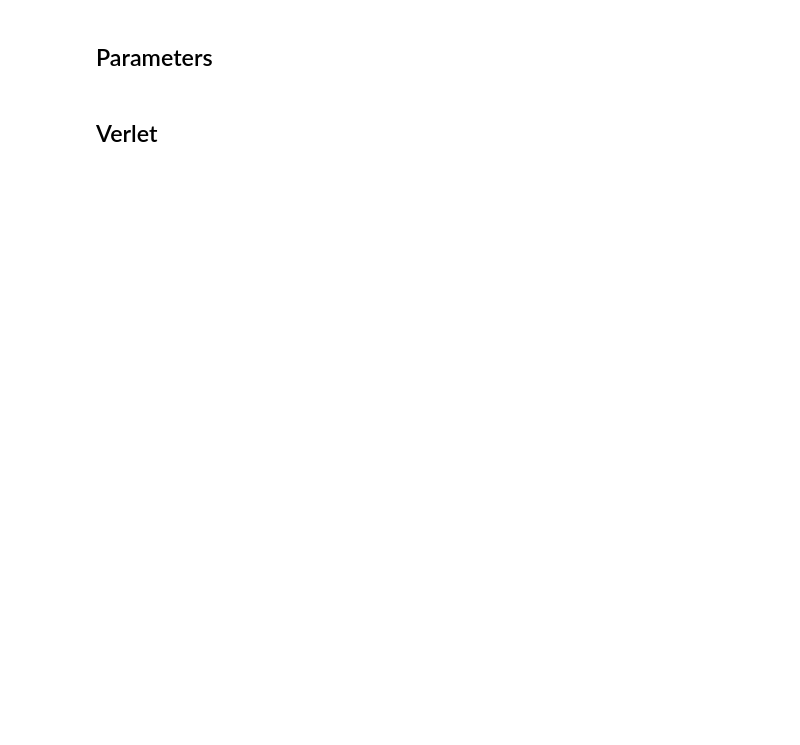
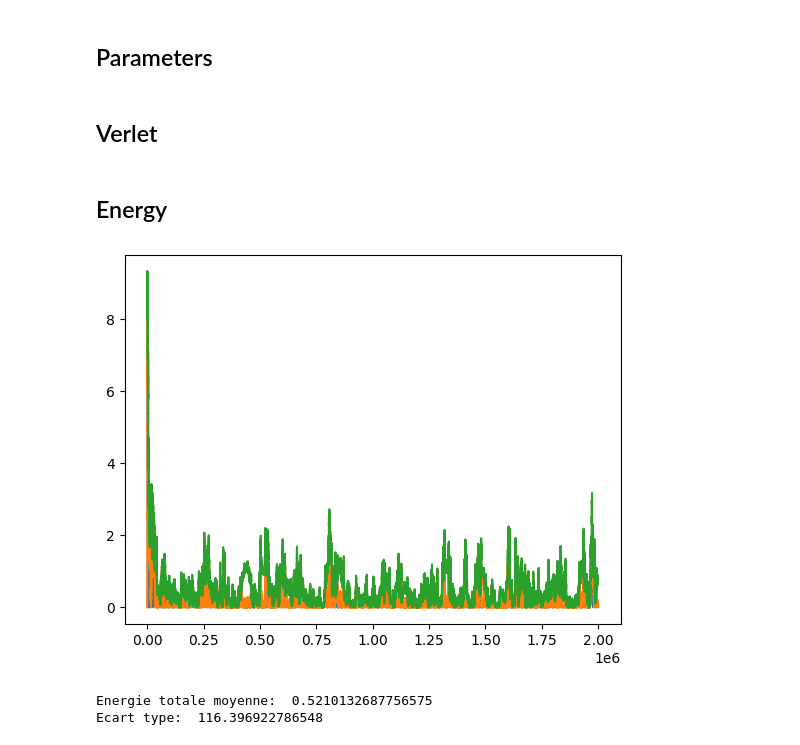
Before and after one commit to arnaud39/pimd_langevin, a Jupyter notebook: research.ipynb, the cells around one changed output. Drawn from its saved outputs; the diff is of its cells as text; code cells hidden in the pictures; blank space fills up the shorter version.

```diff
--- a/research.ipynb
+++ b/research.ipynb
@@ -3,14 +3,49 @@
 # %%
 import numpy as np
 
-timestep = 1e-16
-gamma = 1e-4
-P = 1
+timestep = 1e-17
+gamma = 1e13
+P = 10
 
 initial_position = np.linspace(2,2,P)
 initial_velocities = np.zeros(P)# np.linspace(0,0,100)
 
 
-iterations = 20000
+iterations = 2000000
 # %% [markdown]
 ## Verlet
+# %%
+from verlet import verlet
+from dynamics import energy
+import matplotlib.pyplot as plt
+from dynamics import k_B, T_0
+
+position, velocity = verlet(
+    inital_positions=initial_position,
+    initial_velocities=initial_velocities,
+    iterations=iterations,
+    timestep=timestep,
+    gamma=gamma,
+    termostat=True,
+)
+
+positions = np.array(position).transpose()[0]
+velocities = np.array(velocity).transpose()[0]
+# %% [markdown]
+## Energy
+# %%
+potential_e, kinetic_e = energy(positions, velocities)
+
+energy_totale = potential_e + kinetic_e
+plt.plot(potential_e)
+plt.plot(kinetic_e)
+plt.plot(energy_totale)
+
+plt.show()
+
+print('Energie totale moyenne: ', np.mean(energy_totale))
+print('Ecart type: ', np.std(energy_totale, ddof=1) * 100 / np.mean(energy_totale))
+# %% [output]
+[figure, added]
+Energie totale moyenne:  0.5210132687756575
+Ecart type:  116.396922786548
```
Also changed, not shown: parts of 4 cells of this notebook.
